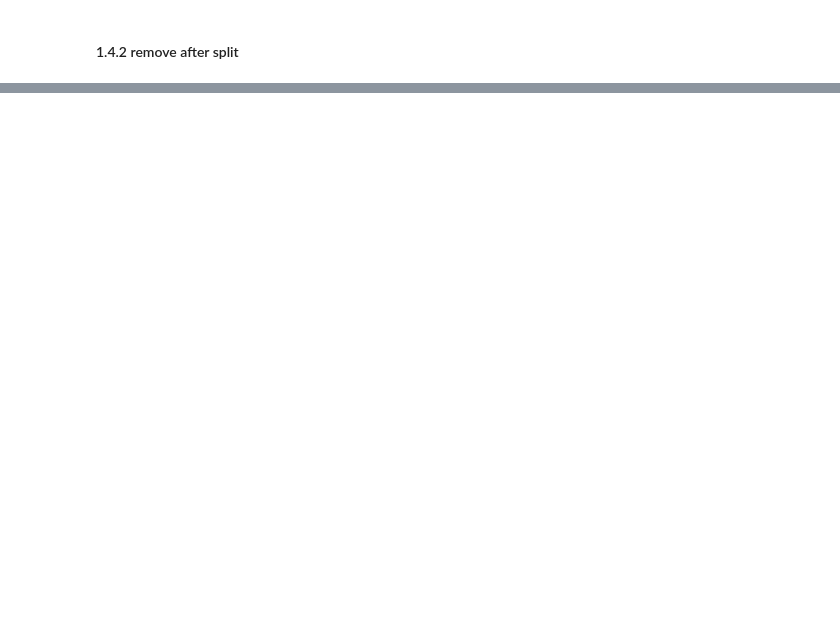
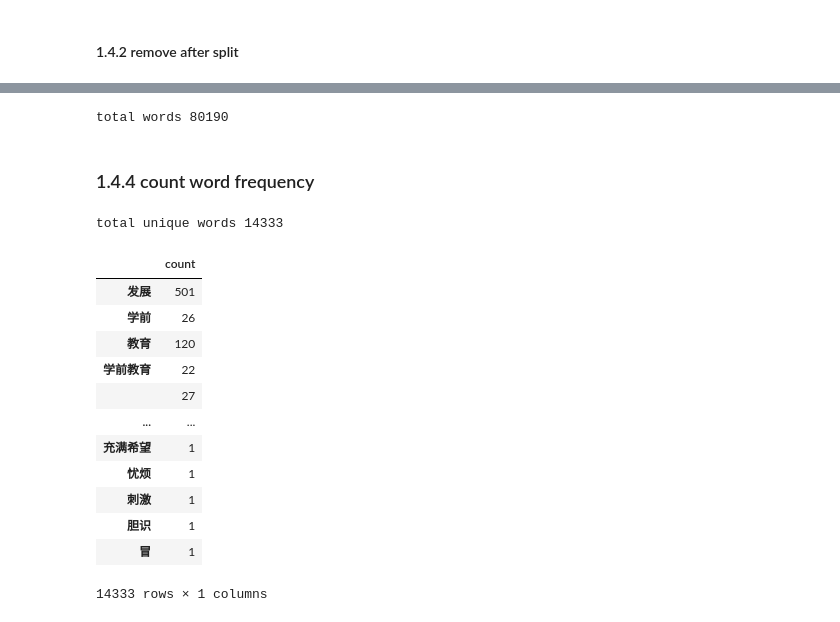
Before and after one commit to Concyclics/NewsPaperSpider, a Jupyter notebook: people-s-daily-keyword-cloud.ipynb, the cells around one changed output, grey strips where cells are left out. Saved outputs shown, nothing was run; the diff lists cells and outputs as text; code cells hidden in the pictures; blank space fills up the shorter version.

```diff
--- a/people-s-daily-keyword-cloud.ipynb
+++ b/people-s-daily-keyword-cloud.ipynb
@@ -201,0 +192,48 @@ print("/".join(removed_split_news))
+# %%
+def getWords(news:str):
+    split_news=jieba.lcut_for_search(news)
+    removed_split_news=[]
+    for text in split_news:
+        if hasSymbols(text) is False:
+            removed_split_news.append(text)
+    return removed_split_news
+# %%
+words=[]
+for path in sample(newspath,k=100):
+    news = open(path,'r').read()
+    words += getWords(news)
+
+print('total words' ,len(words))
+# %% [output]
+total words 80190
+# %% [markdown]
+### 1.4.4 count word frequency
+# %%
+word_count={}
+for word in words:
+    word_count[word]=word_count.get(word,0)+1
+print('total unique words' ,len(word_count))
+# %% [output]
+total unique words 14333
+# %%
+import pandas as pd
+
+word_ds=pd.DataFrame(word_count,index=[0])
+word_ds=word_ds.T
+word_ds.columns=['count']
+# %%
+word_ds
+# %% [output]
+|  | count |
+| 发展 | 501 |
+| 学前 | 26 |
+| 教育 | 120 |
+| 学前教育 | 22 |
+|  | 27 |
+| ... | ... |
+| 充满希望 | 1 |
+| 忧烦 | 1 |
+| 刺激 | 1 |
+| 胆识 | 1 |
+| 冒 | 1 |
+14333 rows × 1 columns
```
Also changed, not shown: parts of 17 cells of this notebook.
